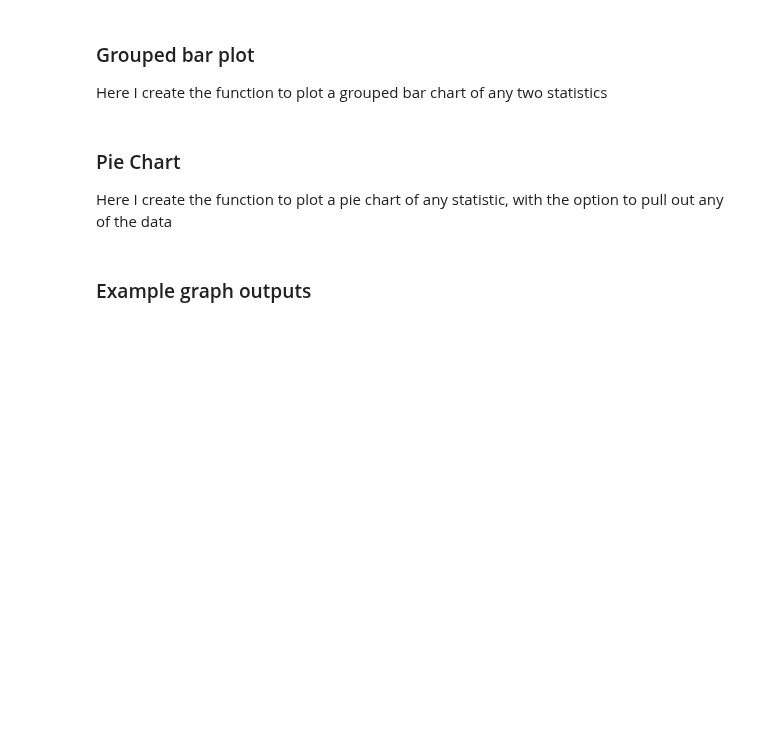
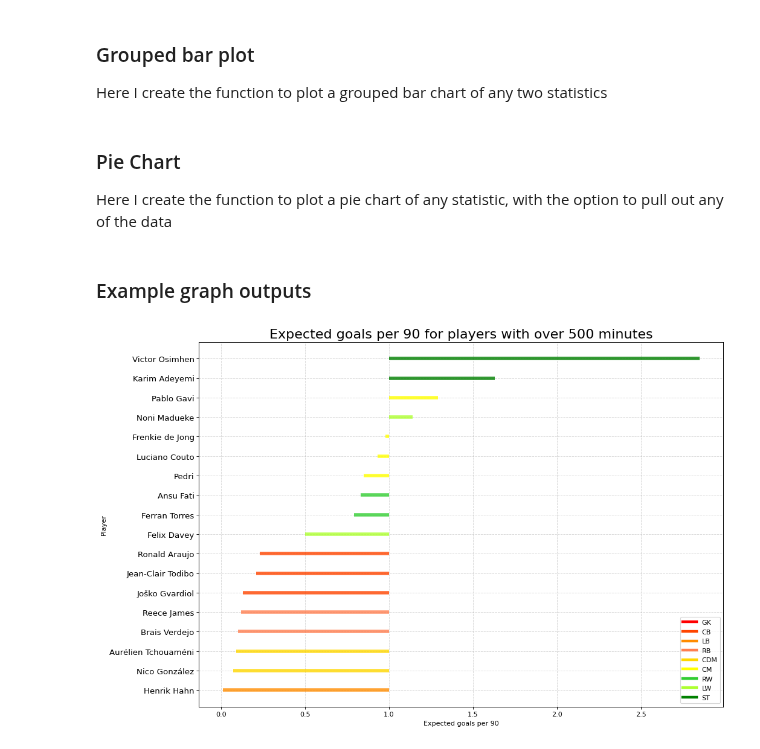
Before and after one commit to Kaziksobo/Fifa-stats, a Jupyter notebook: Analysis/analysis.ipynb, the cells around one changed output. Drawn from its saved outputs; the diff is of its cells as text; code cells hidden in the pictures; blank space fills up the shorter version.

Commit message:
Added min mins to graphs and stats to match stats

```diff
--- a/Analysis/analysis.ipynb
+++ b/Analysis/analysis.ipynb
@@ -317,7 +363,7 @@ def scatter_chart(x: str, y: str, size_stat='MinutesPlayed', height=800, width=8
 Here I create the function to plot a bar chart of any statistic
 # %%
 
-def bar_plot(stat: str, color_stat='Position', height=None, width=None) -> None:
+def bar_plot(stat: str, color_stat='Position', height=None, width=None, min_mins=500) -> None:
     """Plots a bar plot of a given statistic"""
 
     pd.set_option('mode.chained_assignment', None)
@@ -325,6 +371,7 @@ def bar_plot(stat: str, color_stat='Position', height=None, width=None) -> None:
     # creating and sorting dataframe of needed statistics
     df = players_df[players_df[stat] != 0].copy()
     df = df[~df.Position.str.contains('GK')]
+    df = df[df.MinutesPlayed > min_mins]
     df.fillna(0)
     df.sort_values(stat, inplace=True, ascending=False)
     df.reset_index(inplace=True)
@@ -357,7 +404,7 @@ def bar_plot(stat: str, color_stat='Position', height=None, width=None) -> None:
     )
 
     fig.update_layout(
-        title=stats_conv(stat),
+        title=f'{stats_conv(stat)} for players with over {min_mins} minutes',
         height=height,
         width=width,
         xaxis_tickangle=0,
@@ -369,11 +416,12 @@ def bar_plot(stat: str, color_stat='Position', height=None, width=None) -> None:
 ### Diverging bar plot
 Here I create the function to plot a diverging bar chart of any statistic
 # %%
-def diverging_bars(stat: str, xmin=1.0) -> None:
+def diverging_bars(stat: str, xmin=1.0, min_mins=500) -> None:
     """Plots a diverging bar plot of a given statistic, with a default of 1 for the minimum x value"""
 
     # creating and sorting dataframe of needed statistics
     df = players_df[players_df[stat] != 0].copy()
+    df = df[df.MinutesPlayed > min_mins]
     df.sort_values(stat, inplace=True)
     df.reset_index(inplace=True)
 
@@ -383,12 +431,14 @@ def diverging_bars(stat: str, xmin=1.0) -> None:
         line = Line2D([0], [0], color=colour, lw=4, label=position)
         legend_lines.append(line)
 
+    title = f"{stats_conv(stat)} for players with over {min_mins} minutes"
+
     # customising the layout of the graph
     plt.figure(figsize=(14, 10), dpi=80)
     plt.hlines(y=df.index, xmin=xmin, xmax=df[stat], color=df.Color, alpha=0.8, linewidth=5)
     plt.gca().set(ylabel='Player', xlabel=stats_conv(stat))
     plt.yticks(df.index, df.FullName, fontsize=12)
-    plt.title(stats_conv(stat), fontdict={'size': 20})
+    plt.title(title, fontdict={'size': 20})
     plt.grid(linestyle='--', alpha=0.5)
 
     plt.legend(handles=legend_lines, loc='lower right')
@@ -397,13 +447,14 @@ def diverging_bars(stat: str, xmin=1.0) -> None:
 ### Grouped bar plot
 Here I create the function to plot a grouped bar chart of any two statistics
 # %%
-def grouped_bar(stat1, stat2, height=600, width=1600) -> None:
+def grouped_bar(stat1, stat2, height=600, width=1600, min_mins=500) -> None:
     """Plots a grouped bar plot of two given statistics"""
 
     # creating and sorting dataframe of needed statistics
     temp_df = players_df
     temp_df = temp_df[~temp_df.Position.str.contains('GK')]
-    df = temp_df[['FullName', stat1, stat2]].copy()
+    df = temp_df[['FullName', stat1, stat2, 'MinutesPlayed']].copy()
+    df = df[df.MinutesPlayed > min_mins]
     df = df[df[stat2] != 0]
     df = df.fillna(0)
     df.sort_values(stat1, inplace=True)
@@ -432,7 +483,7 @@ def grouped_bar(stat1, stat2, height=600, width=1600) -> None:
         bargroupgap=0.1,
         height=height,
         width=width,
-        title=f'{stats_conv(stat1)} vs {stats_conv(stat2)}',
+        title=f'{stats_conv(stat1)} vs {stats_conv(stat2)} for players with over {min_mins} minutes',
         xaxis_title='Players',
         yaxis_title=f'{stats_conv(stat1)} & {stats_conv(stat2)}'
     )
@@ -472,12 +523,13 @@ def pie_pull_out(pull_out, pull_distance: float, pull: list) -> list:
                 pull[i] = pull_distance if (i + 1) == pull_out else 0
     return pull
 
-def pie_chart(stat: str, pull_out=None, pull_distance=0.15, show_percent=True, use_position_colors=True, height=800, width=800) -> None:
+def pie_chart(stat: str, pull_out=None, pull_distance=0.15, show_percent=True, use_position_colors=True, height=800, width=800, min_mins=500) -> None:
     """Plots a pie chart of a given statistic, with the option to pull out any of the data"""
 
     # creating and sorting dataframe of needed statistics
     temp_df = players_df[players_df[stat] != 0]
     df = temp_df[['FullName', stat, 'Position', 'MinutesPlayed', 'Color']].copy()
+    df = df[df.MinutesPlayed > min_mins]
     df.sort_values(stat, inplace=True, ascending=False)
     labels = df['FullName']
     values = df[stat]
@@ -505,20 +557,28 @@ def pie_chart(stat: str, pull_out=None, pull_distance=0.15, show_percent=True, u
         }
     )])
 
+    if min_mins == 0:
+        title = f'Proportion of {stats_conv(stat)}'
+    else:
+        title = f'Proportion of {stats_conv(stat)} for players with over {min_mins} minutes'
+
     fig.update_layout(
         height=height,
         width=width,
+        title=title,
     )
 
     fig.show()
 # %% [markdown]
 ### Example graph outputs
 # %%
-pie_chart('Assists', pull_out=1, width=1000)
+pie_chart('Goals', pull_out=1, width=1000)
 bar_plot('Goals+xAp90')
 diverging_bars('xGp90')
 scatter_chart('xAp90', 'xGp90')
 scatter_chart('PossessionWonp90', 'PossessionLostp90')
 scatter_chart('PossessionWonp90', 'Goals+xAp90')
 grouped_bar('Goalsp90', 'xGp90')
 bar_plot('PossessionWonp90')
+# %% [output]
+[figure, added]
```
Also changed, not shown: parts of 3 cells of this notebook.
